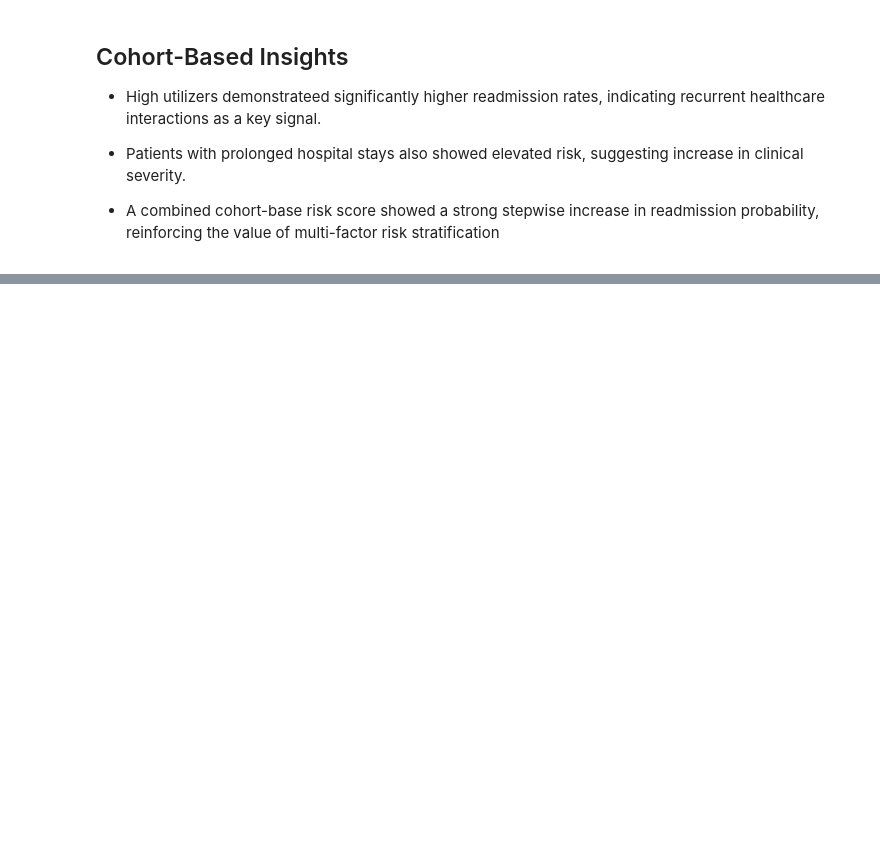
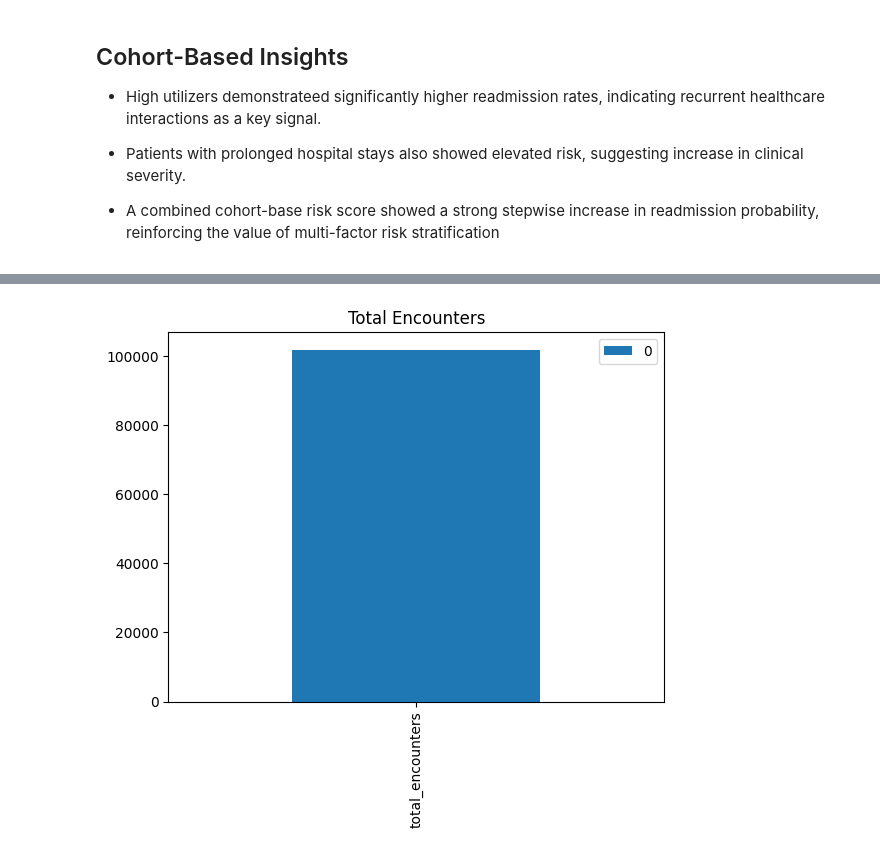
Before and after one commit to brakonsc/patient-readmission-risk-predictor, a Jupyter notebook: notebooks/02_sql_analysis.ipynb, the cells around one changed output, grey strips where cells are left out. Cells and saved outputs as stored; diff of their text form; code cells hidden in the pictures; blank space fills up the shorter version.

```diff
--- a/notebooks/02_sql_analysis.ipynb
+++ b/notebooks/02_sql_analysis.ipynb
@@ -478,0 +576,6 @@ plt.show()
+# %%
+kpi_summary[['total_encounters']].T.plot(kind='bar')
+plt.title("Total Encounters")
+plt.show()
+# %% [output]
+[figure, added]
```
Also changed, not shown: parts of 9 cells of this notebook.
